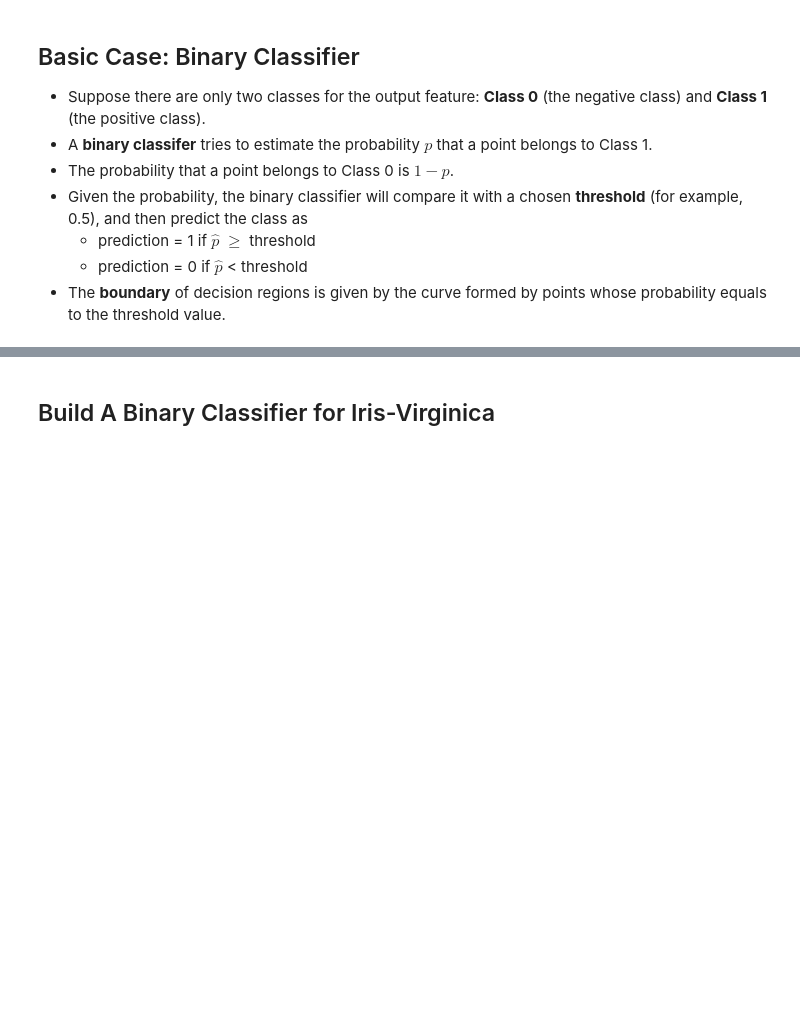
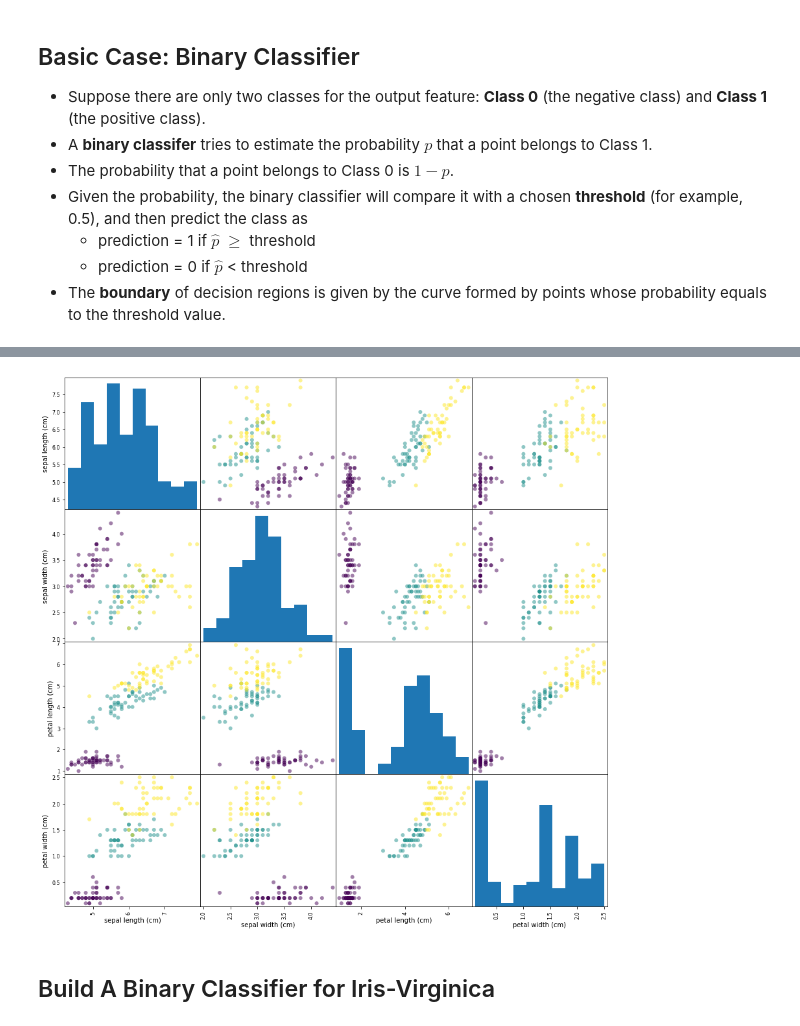
Before and after one commit to ch00226855/CMP414765Spring2021, a Jupyter notebook: Week07_LogisticRegression.ipynb, the cells around one changed output, grey strips where cells are left out. Cells and saved outputs as stored; diff of their text form; code cells hidden in the pictures; blank space fills up the shorter version.

```diff
--- a/Week07_LogisticRegression.ipynb
+++ b/Week07_LogisticRegression.ipynb
@@ -94,9 +173,11 @@ plt.show()
 # %%
 # Draw all scatter plots
 from pandas.plotting import scatter_matrix
-scatter_matrix(iris_df.iloc[:, :4], figsize=(15, 15), marker='x',
+scatter_matrix(iris_df.iloc[:, :4], figsize=(15, 15), marker='o',
                c=iris_df['target'])
 plt.show()
+# %% [output]
+[figure, added]
 # %% [markdown]
 ## Build A Binary Classifier for Iris-Virginica
 # %%
```
Also changed, not shown: parts of 12 cells of this notebook.
